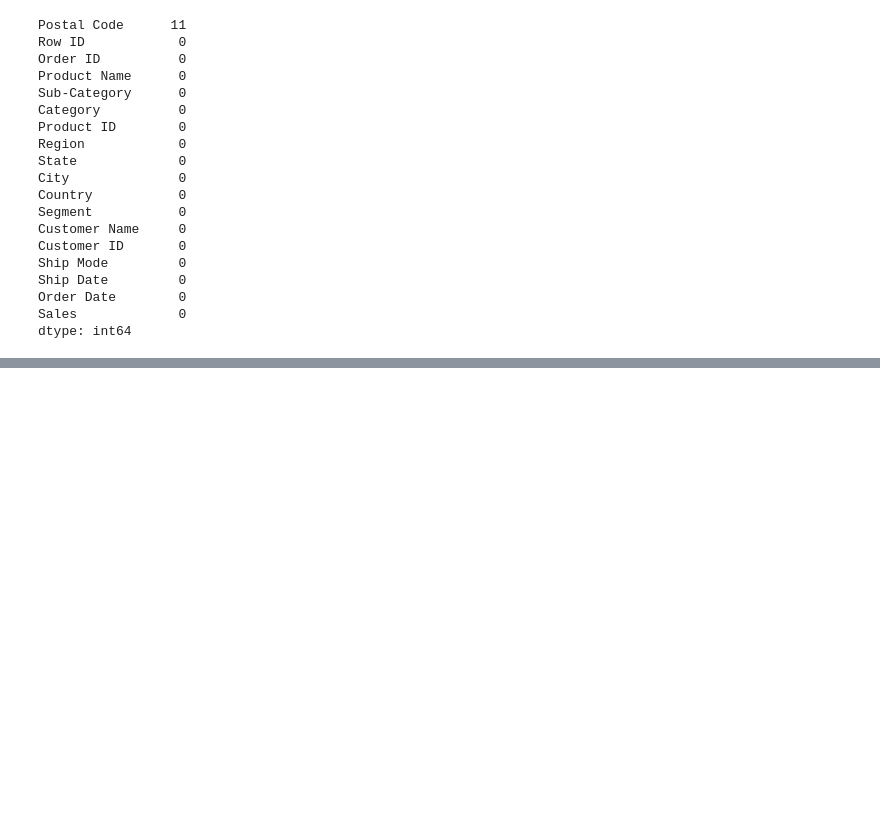
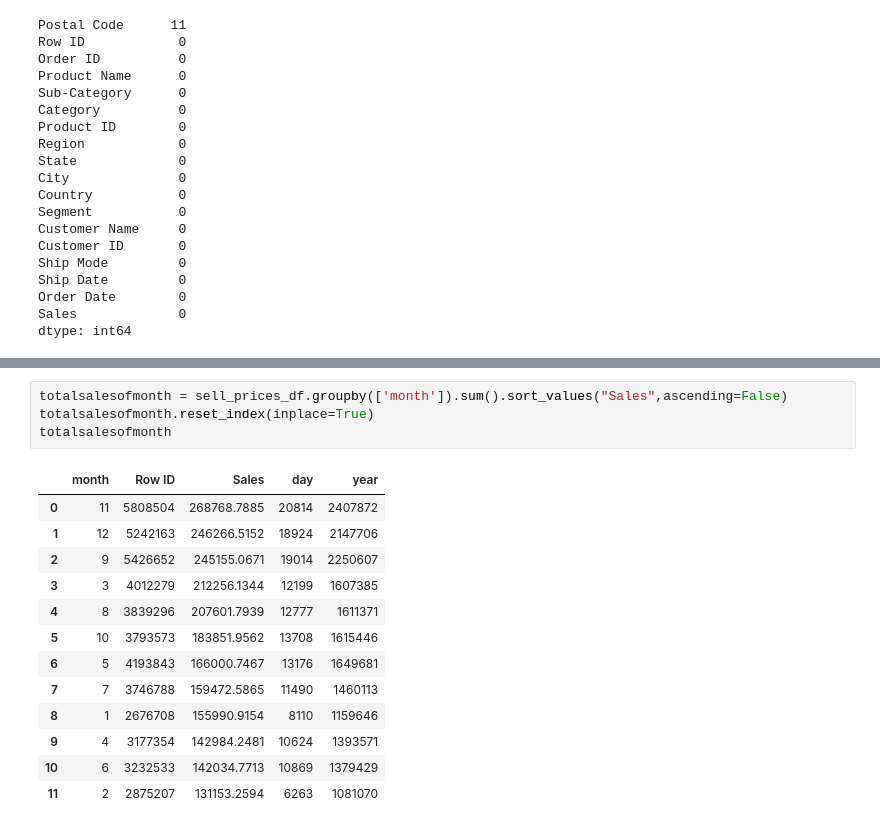
Before and after one commit to ngotancuong/mse.python, a Jupyter notebook: Baitap04.ipynb, the cells around one changed output, grey strips where cells are left out. Saved outputs shown, nothing was run; the diff lists cells and outputs as text; blank space fills up the shorter version.

```diff
--- a/Baitap04.ipynb
+++ b/Baitap04.ipynb
@@ -89,0 +112,18 @@ sell_prices_df.head()
+# %%
+totalsalesofmonth = sell_prices_df.groupby(['month']).sum().sort_values("Sales",ascending=False)
+totalsalesofmonth.reset_index(inplace=True)
+totalsalesofmonth
+# %% [output]
+|  | month | Row ID | Sales | day | year |
+| 0 | 11 | 5808504 | 268768.7885 | 20814 | 2407872 |
+| 1 | 12 | 5242163 | 246266.5152 | 18924 | 2147706 |
+| 2 | 9 | 5426652 | 245155.0671 | 19014 | 2250607 |
+| 3 | 3 | 4012279 | 212256.1344 | 12199 | 1607385 |
+| 4 | 8 | 3839296 | 207601.7939 | 12777 | 1611371 |
+| 5 | 10 | 3793573 | 183851.9562 | 13708 | 1615446 |
+| 6 | 5 | 4193843 | 166000.7467 | 13176 | 1649681 |
+| 7 | 7 | 3746788 | 159472.5865 | 11490 | 1460113 |
+| 8 | 1 | 2676708 | 155990.9154 | 8110 | 1159646 |
+| 9 | 4 | 3177354 | 142984.2481 | 10624 | 1393571 |
+| 10 | 6 | 3232533 | 142034.7713 | 10869 | 1379429 |
+| 11 | 2 | 2875207 | 131153.2594 | 6263 | 1081070 |
```
Also changed, not shown: parts of 7 cells of this notebook.
